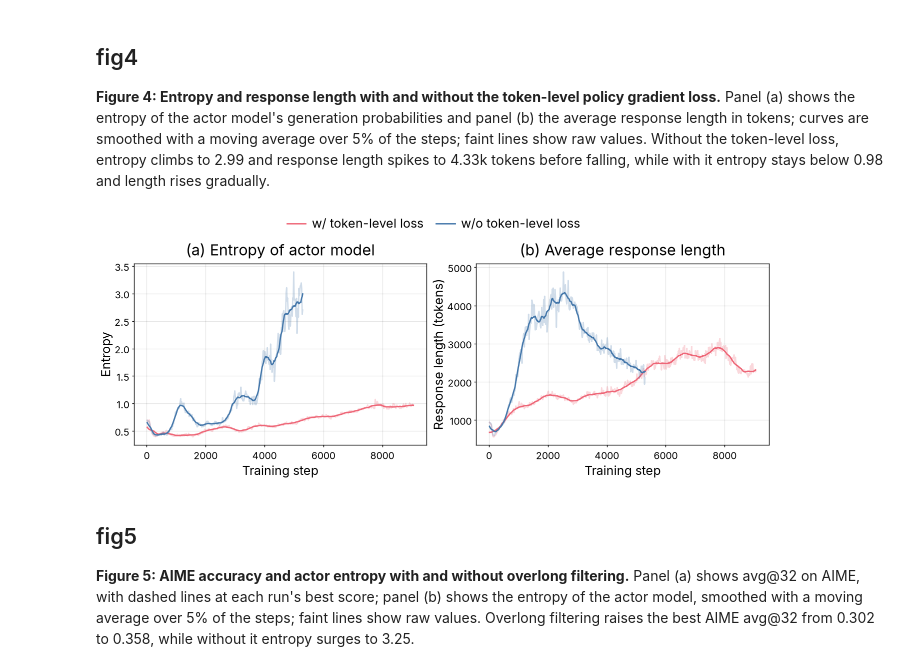
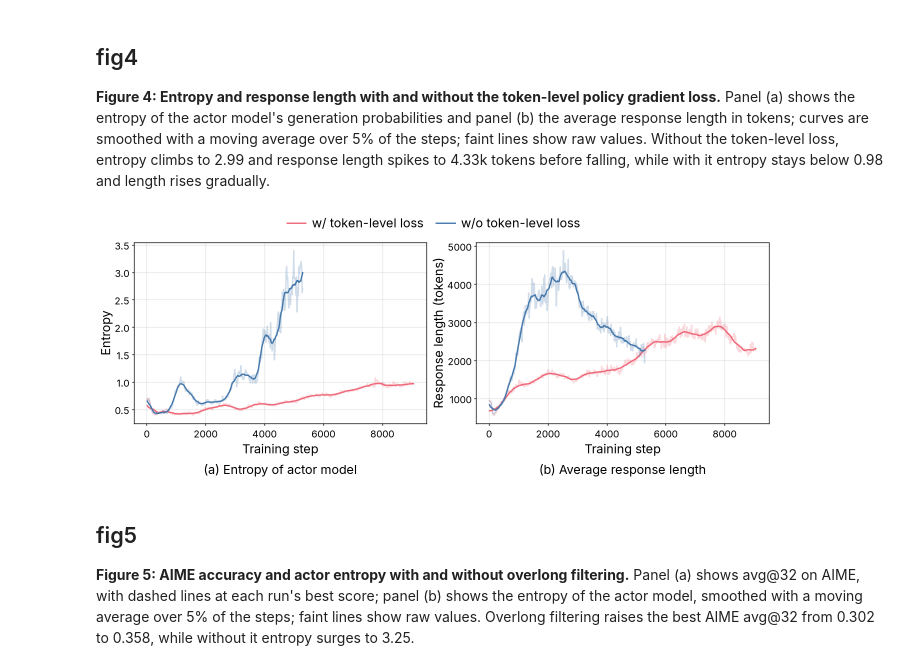
Before and after one commit to bigohofone/academic-figure-skill, a Jupyter notebook: examples/dapo-with-skill.ipynb, the cells around one changed output. Drawn from its saved outputs; the diff is of its cells as text; code cells hidden in the pictures.

```diff
--- a/examples/dapo-with-skill.ipynb
+++ b/examples/dapo-with-skill.ipynb
@@ -86,26 +86,26 @@ plt.show()
 # %%
 data = json.load(open("../dapo.json"))
 
 fig, axes = plt.subplots(1, 2, figsize=(6.75, 2.5))
 for name, color in [("w/ token-level loss", cset.red), ("w/o token-level loss", cset.blue)]:
     for ax, key in zip(axes, ["fig4a", "fig4b"]):
         ax.plot(data[key][name]["step"], data[key][name]["value"], color=color, alpha=0.25)
         ax.plot(data[key][name]["step"], smooth(data[key][name]["value"]), color=color, label=name if key == "fig4a" else None)
 
-axes[0].set_title("(a) Entropy of actor model")
+subcaption(axes[0], "(a) Entropy of actor model")
 axes[0].set_ylabel("Entropy")
-axes[1].set_title("(b) Average response length")
+subcaption(axes[1], "(b) Average response length")
 axes[1].set_ylabel("Response length (tokens)")
 for ax in axes:
     ax.set_xlabel("Training step")
 fig.legend(*axes[0].get_legend_handles_labels(), loc="outside upper center", ncol=2, frameon=False, borderaxespad=0)
 
 fit_height(fig, axes, aspect=0.618)
 fig.savefig("fig4.pdf")
 fig.savefig("fig4.png")
 plt.show()
 # %% [output]
-[figure, old version]
+[figure, new version]
 # %% [markdown]
 ## fig5
 
```
Also changed, not shown: parts of 4 cells of this notebook, 5 other files.
